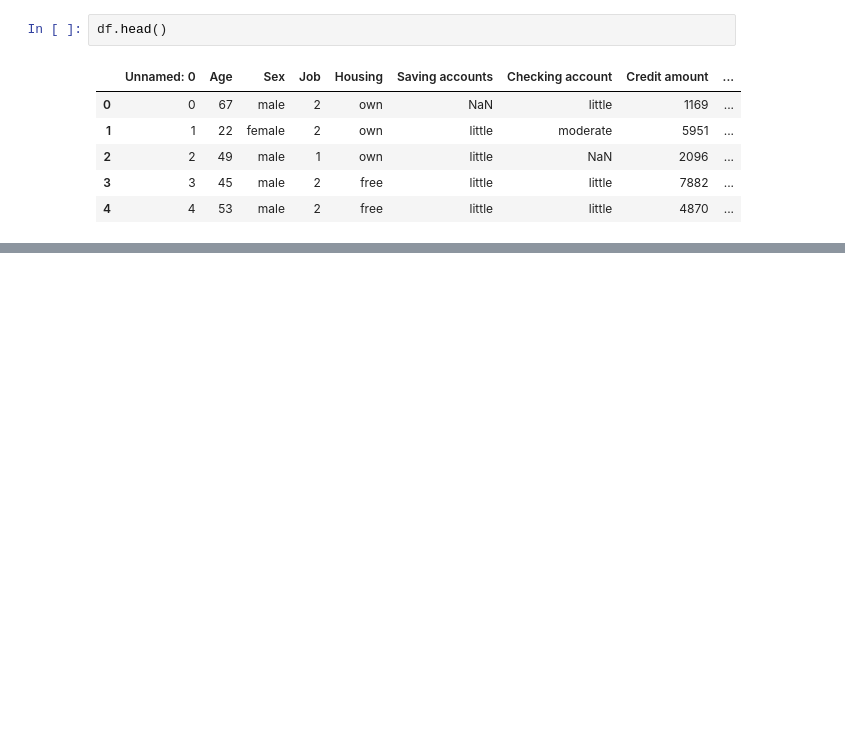
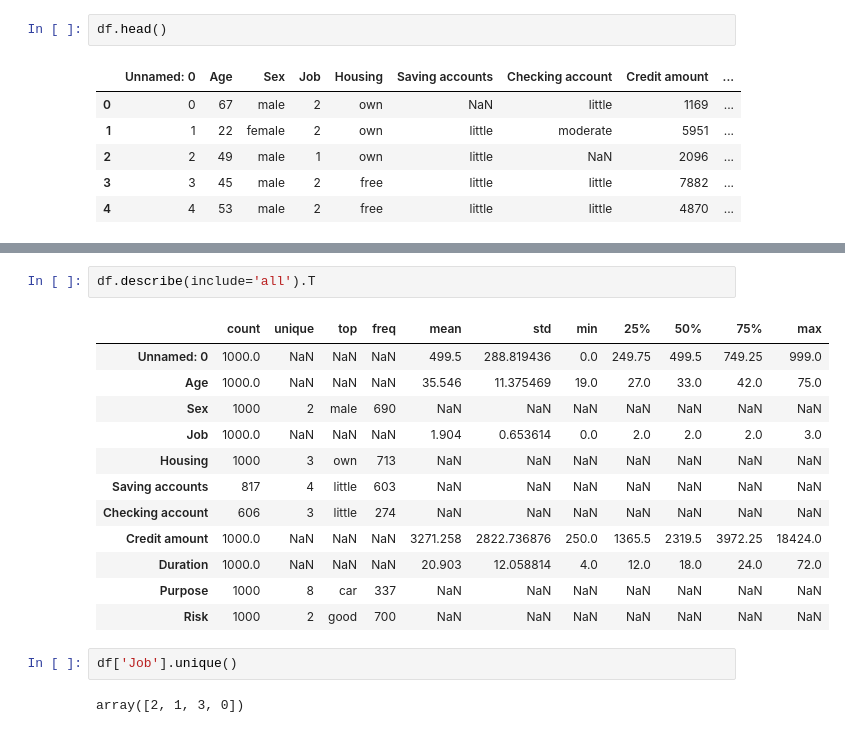
Before and after one commit to mmiskatul/Credit-Risk-Model, a Jupyter notebook: Analysis-data.ipynb, the cells around one changed output, grey strips where cells are left out. Drawn from its saved outputs; the diff is of its cells as text; blank space fills up the shorter version.

```diff
--- a/Analysis-data.ipynb
+++ b/Analysis-data.ipynb
@@ -56,0 +89,19 @@ df.head()
+# %%
+df.describe(include='all').T
+# %% [output]
+|  | count | unique | top | freq | mean | std | min | 25% | 50% | 75% | max |
+| Unnamed: 0 | 1000.0 | NaN | NaN | NaN | 499.5 | 288.819436 | 0.0 | 249.75 | 499.5 | 749.25 | 999.0 |
+| Age | 1000.0 | NaN | NaN | NaN | 35.546 | 11.375469 | 19.0 | 27.0 | 33.0 | 42.0 | 75.0 |
+| Sex | 1000 | 2 | male | 690 | NaN | NaN | NaN | NaN | NaN | NaN | NaN |
+| Job | 1000.0 | NaN | NaN | NaN | 1.904 | 0.653614 | 0.0 | 2.0 | 2.0 | 2.0 | 3.0 |
+| Housing | 1000 | 3 | own | 713 | NaN | NaN | NaN | NaN | NaN | NaN | NaN |
+| Saving accounts | 817 | 4 | little | 603 | NaN | NaN | NaN | NaN | NaN | NaN | NaN |
+| Checking account | 606 | 3 | little | 274 | NaN | NaN | NaN | NaN | NaN | NaN | NaN |
+| Credit amount | 1000.0 | NaN | NaN | NaN | 3271.258 | 2822.736876 | 250.0 | 1365.5 | 2319.5 | 3972.25 | 18424.0 |
+| Duration | 1000.0 | NaN | NaN | NaN | 20.903 | 12.058814 | 4.0 | 12.0 | 18.0 | 24.0 | 72.0 |
+| Purpose | 1000 | 8 | car | 337 | NaN | NaN | NaN | NaN | NaN | NaN | NaN |
+| Risk | 1000 | 2 | good | 700 | NaN | NaN | NaN | NaN | NaN | NaN | NaN |
+# %%
+df['Job'].unique()
+# %% [output]
+array([2, 1, 3, 0])
```
Also changed, not shown: parts of 11 cells of this notebook.
